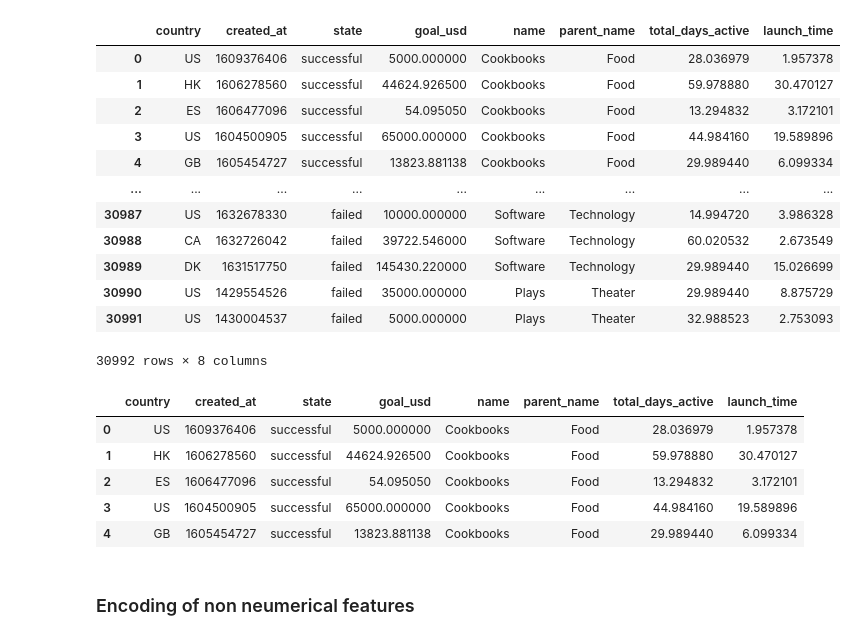
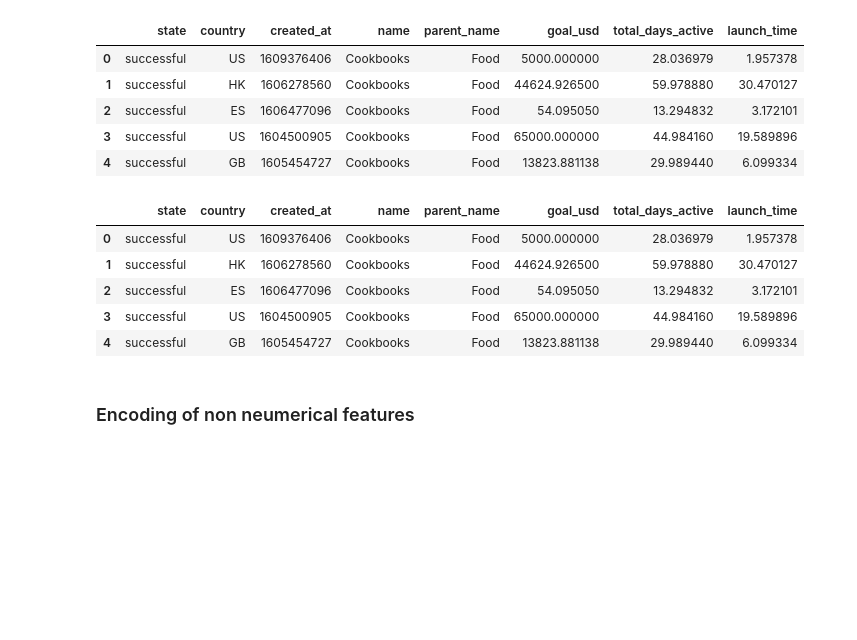
Before and after one commit to yeewaifatt/Project-2---Predicting-Crowdfunding-Outcomes, a Jupyter notebook: outcome_prediction_models.ipynb, the cells around one changed output. Cells and saved outputs as stored; diff of their text form; code cells hidden in the pictures; blank space fills up the shorter version.

```diff
--- a/outcome_prediction_models.ipynb
+++ b/outcome_prediction_models.ipynb
@@ -98,0 +26,26 @@ df_category = df_category[['name', 'parent_name']]
+# %%
+# get db connection
+load_dotenv()
+db_connection = os.getenv("KICKSTARTER_DB_URL")
+
+# init database engine
+engine = create_engine(db_connection)
+# %%
+# Query the database for data to build models.
+query = """
+        SELECT  state,
+                country,
+                fx_rate,
+                goal,
+                created_at,
+                launched_at,
+                state_changed_at,
+                deadline,
+                category.name,
+                parent_name
+        FROM kickstarters
+        INNER JOIN category
+        ON kickstarters.id=category.kickstarter_id;
+        """
+model_data = pd.read_sql(query, engine)
+model_data.head()
@@ -99,33 +59,20 @@ df_category = df_category[['name', 'parent_name']]
 # %%
-# drop columns deemed unessecary
-model_data = master_df.drop(columns = ['staff_pick','converted_pledged_amount', 'spotlight', 'backers_count','usd_pledged','is_starrable','current_currency','static_usd_rate','usd_exchange_rate','usd_type','id','name', 'slug', 'category', 'creator', 'location', 'photo', 'profile', 'urls', 'country_displayable_name', 'currency_symbol', 'currency_trailing_code', 'disable_communication', 'source_url', 'currency', 'pledged', 'blurb'])
-
 # create goal_usd column so that all goal amounts are in the same units, drop fx_rate and goals afterward
 model_data['goal_usd'] = model_data['fx_rate']*model_data['goal']
 model_data = model_data.drop(columns=['fx_rate', 'goal'])
-
-# combine category data and all other date
-model_data = pd.concat([model_data, df_category], axis=1, join='inner')
 
 # create total days active column as another metric
 model_data['total_days_active'] = (model_data.deadline-model_data.launched_at)*0.00001157
 model_data['launch_time'] = (model_data.launched_at-model_data.created_at)*0.00001157
 model_data = model_data.drop(columns=['state_changed_at', 'deadline', 'launched_at'])
-model_data
+model_data.head()
 # %% [output]
-|  | country | created_at | state | goal_usd | name | parent_name | total_days_active | launch_time |
-| 0 | US | 1609376406 | successful | 5000.000000 | Cookbooks | Food | 28.036979 | 1.957378 |
-| 1 | HK | 1606278560 | successful | 44624.926500 | Cookbooks | Food | 59.978880 | 30.470127 |
-| 2 | ES | 1606477096 | successful | 54.095050 | Cookbooks | Food | 13.294832 | 3.172101 |
-| 3 | US | 1604500905 | successful | 65000.000000 | Cookbooks | Food | 44.984160 | 19.589896 |
-| 4 | GB | 1605454727 | successful | 13823.881138 | Cookbooks | Food | 29.989440 | 6.099334 |
-| ... | ... | ... | ... | ... | ... | ... | ... | ... |
-| 30987 | US | 1632678330 | failed | 10000.000000 | Software | Technology | 14.994720 | 3.986328 |
-| 30988 | CA | 1632726042 | failed | 39722.546000 | Software | Technology | 60.020532 | 2.673549 |
-| 30989 | DK | 1631517750 | failed | 145430.220000 | Software | Technology | 29.989440 | 15.026699 |
-| 30990 | US | 1429554526 | failed | 35000.000000 | Plays | Theater | 29.989440 | 8.875729 |
-| 30991 | US | 1430004537 | failed | 5000.000000 | Plays | Theater | 32.988523 | 2.753093 |
+|  | state | country | created_at | name | parent_name | goal_usd | total_days_active | launch_time |
+| 0 | successful | US | 1609376406 | Cookbooks | Food | 5000.000000 | 28.036979 | 1.957378 |
+| 1 | successful | HK | 1606278560 | Cookbooks | Food | 44624.926500 | 59.978880 | 30.470127 |
+| 2 | successful | ES | 1606477096 | Cookbooks | Food | 54.095050 | 13.294832 | 3.172101 |
+| 3 | successful | US | 1604500905 | Cookbooks | Food | 65000.000000 | 44.984160 | 19.589896 |
+| 4 | successful | GB | 1605454727 | Cookbooks | Food | 13823.881138 | 29.989440 | 6.099334 |
-30992 rows × 8 columns
 # %%
 # drop rows that have state 'live' or 'cancelled'
 live_projects = model_data[model_data['state'] == 'live']
@@ -134,12 +81,12 @@ model_data = model_data.drop(model_data[model_data['state'] == 'canceled'].index
 model_data = model_data.reset_index(drop=True)
 model_data.head()
 # %% [output]
-|  | country | created_at | state | goal_usd | name | parent_name | total_days_active | launch_time |
-| 0 | US | 1609376406 | successful | 5000.000000 | Cookbooks | Food | 28.036979 | 1.957378 |
-| 1 | HK | 1606278560 | successful | 44624.926500 | Cookbooks | Food | 59.978880 | 30.470127 |
-| 2 | ES | 1606477096 | successful | 54.095050 | Cookbooks | Food | 13.294832 | 3.172101 |
-| 3 | US | 1604500905 | successful | 65000.000000 | Cookbooks | Food | 44.984160 | 19.589896 |
-| 4 | GB | 1605454727 | successful | 13823.881138 | Cookbooks | Food | 29.989440 | 6.099334 |
+|  | state | country | created_at | name | parent_name | goal_usd | total_days_active | launch_time |
+| 0 | successful | US | 1609376406 | Cookbooks | Food | 5000.000000 | 28.036979 | 1.957378 |
+| 1 | successful | HK | 1606278560 | Cookbooks | Food | 44624.926500 | 59.978880 | 30.470127 |
+| 2 | successful | ES | 1606477096 | Cookbooks | Food | 54.095050 | 13.294832 | 3.172101 |
+| 3 | successful | US | 1604500905 | Cookbooks | Food | 65000.000000 | 44.984160 | 19.589896 |
+| 4 | successful | GB | 1605454727 | Cookbooks | Food | 13823.881138 | 29.989440 | 6.099334 |
 # %% [markdown]
 ### Encoding of non neumerical features
 # %%
```
Also changed, not shown: parts of 27 cells of this notebook, 1 other file.
